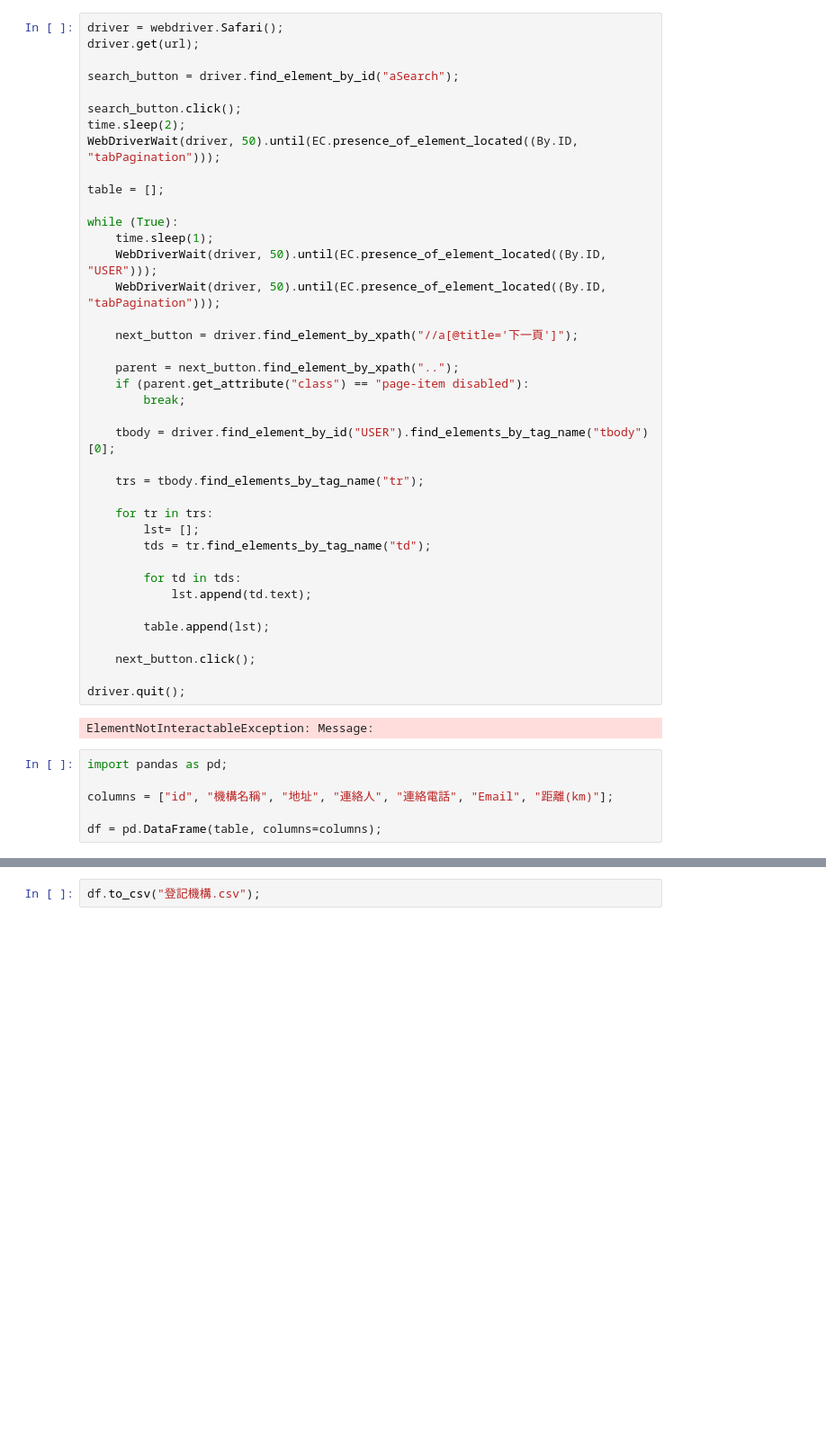
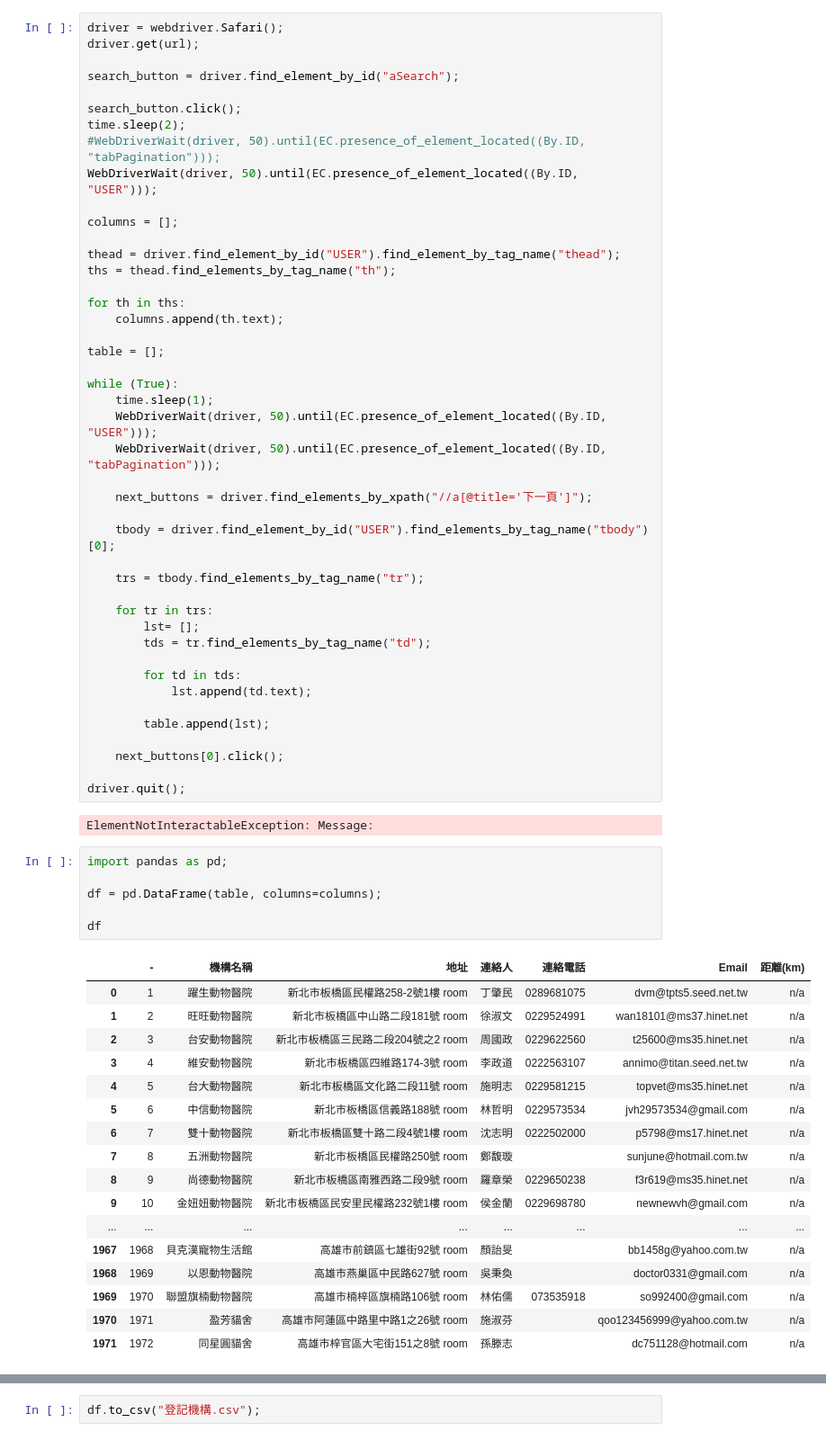
Before and after one commit to yungyuchen521/DBMS-Final-Project, a Jupyter notebook: web scraping/登記機構.ipynb, the cells around one changed output, grey strips where cells are left out. Shown at 90% size. Drawn from its saved outputs; the diff is of its cells as text; blank space fills up the shorter version.

```diff
--- a/web scraping/登記機構.ipynb
+++ b/web scraping/登記機構.ipynb
@@ -14,7 +14,16 @@ search_button = driver.find_element_by_id("aSearch");
 
 search_button.click();
 time.sleep(2);
-WebDriverWait(driver, 50).until(EC.presence_of_element_located((By.ID, "tabPagination")));
+#WebDriverWait(driver, 50).until(EC.presence_of_element_located((By.ID, "tabPagination")));
+WebDriverWait(driver, 50).until(EC.presence_of_element_located((By.ID, "USER")));
+
+columns = [];
+
+thead = driver.find_element_by_id("USER").find_element_by_tag_name("thead");
+ths = thead.find_elements_by_tag_name("th");
+
+for th in ths:
+    columns.append(th.text);
 
 table = [];
 
@@ -23,11 +32,7 @@ while (True):
     WebDriverWait(driver, 50).until(EC.presence_of_element_located((By.ID, "USER")));
     WebDriverWait(driver, 50).until(EC.presence_of_element_located((By.ID, "tabPagination")));
 
-    next_button = driver.find_element_by_xpath("//a[@title='下一頁']");
-
-    parent = next_button.find_element_by_xpath("..");
-    if (parent.get_attribute("class") == "page-item disabled"):
-        break;
+    next_buttons = driver.find_elements_by_xpath("//a[@title='下一頁']");
 
     tbody = driver.find_element_by_id("USER").find_elements_by_tag_name("tbody")[0];
 
@@ -42,7 +47,7 @@ while (True):
 
         table.append(lst);
 
-    next_button.click();
+    next_buttons[0].click();
 
 driver.quit();
 # %% [output]
@@ -50,6 +55,24 @@ ElementNotInteractableException: Message:
 # %%
 import pandas as pd;
 
-columns = ["id", "機構名稱", "地址", "連絡人", "連絡電話", "Email", "距離(km)"];
+df = pd.DataFrame(table, columns=columns);
 
-df = pd.DataFrame(table, columns=columns);
+df
+# %% [output]
+|  | - | 機構名稱 | 地址 | 連絡人 | 連絡電話 | Email | 距離(km) |
+| 0 | 1 | 躍生動物醫院 | 新北市板橋區民權路258-2號1樓 room | 丁肇民 | 0289681075 | dvm@tpts5.seed.net.tw | n/a |
+| 1 | 2 | 旺旺動物醫院 | 新北市板橋區中山路二段181號 room | 徐淑文 | 0229524991 | wan18101@ms37.hinet.net | n/a |
+| 2 | 3 | 台安動物醫院 | 新北市板橋區三民路二段204號之2 room | 周國政 | 0229622560 | t25600@ms35.hinet.net | n/a |
+| 3 | 4 | 維安動物醫院 | 新北市板橋區四維路174-3號 room | 李政道 | 0222563107 | annimo@titan.seed.net.tw | n/a |
+| 4 | 5 | 台大動物醫院 | 新北市板橋區文化路二段11號 room | 施明志 | 0229581215 | topvet@ms35.hinet.net | n/a |
+| 5 | 6 | 中信動物醫院 | 新北市板橋區信義路188號 room | 林哲明 | 0229573534 | jvh29573534@gmail.com | n/a |
+| 6 | 7 | 雙十動物醫院 | 新北市板橋區雙十路二段4號1樓 room | 沈志明 | 0222502000 | p5798@ms17.hinet.net | n/a |
+| 7 | 8 | 五洲動物醫院 | 新北市板橋區民權路250號 room | 鄭馥璇 |  | sunjune@hotmail.com.tw | n/a |
+| 8 | 9 | 尚德動物醫院 | 新北市板橋區南雅西路二段9號 room | 羅章榮 | 0229650238 | f3r619@ms35.hinet.net | n/a |
+| 9 | 10 | 金妞妞動物醫院 | 新北市板橋區民安里民權路232號1樓 room | 侯金蘭 | 0229698780 | newnewvh@gmail.com | n/a |
+| ... | ... | ... | ... | ... | ... | ... | ... |
+| 1967 | 1968 | 貝克漢寵物生活館 | 高雄市前鎮區七雄街92號 room | 顏詒旻 |  | bb1458g@yahoo.com.tw | n/a |
+| 1968 | 1969 | 以恩動物醫院 | 高雄市燕巢區中民路627號 room | 吳秉奐 |  | doctor0331@gmail.com | n/a |
+| 1969 | 1970 | 聯盟旗楠動物醫院 | 高雄市楠梓區旗楠路106號 room | 林佑儒 | 073535918 | so992400@gmail.com | n/a |
+| 1970 | 1971 | 盈芳貓舍 | 高雄市阿蓮區中路里中路1之26號 room | 施淑芬 |  | qoo123456999@yahoo.com.tw | n/a |
+| 1971 | 1972 | 同星圓貓舍 | 高雄市梓官區大宅街151之8號 room | 孫滕志 |  | dc751128@hotmail.com | n/a |
```
Also changed, not shown: parts of 1 cell of this notebook.
